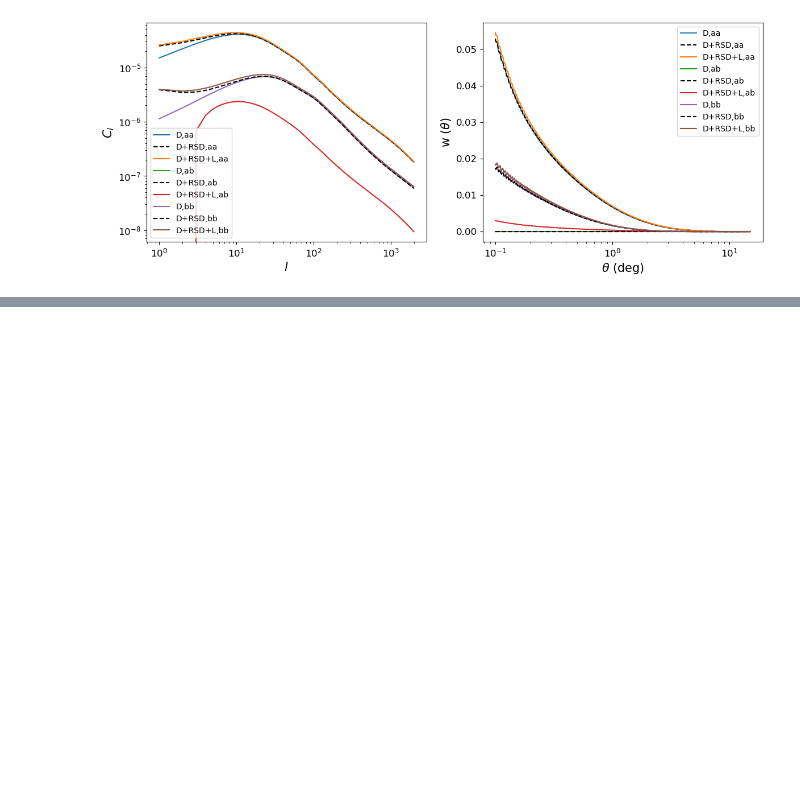
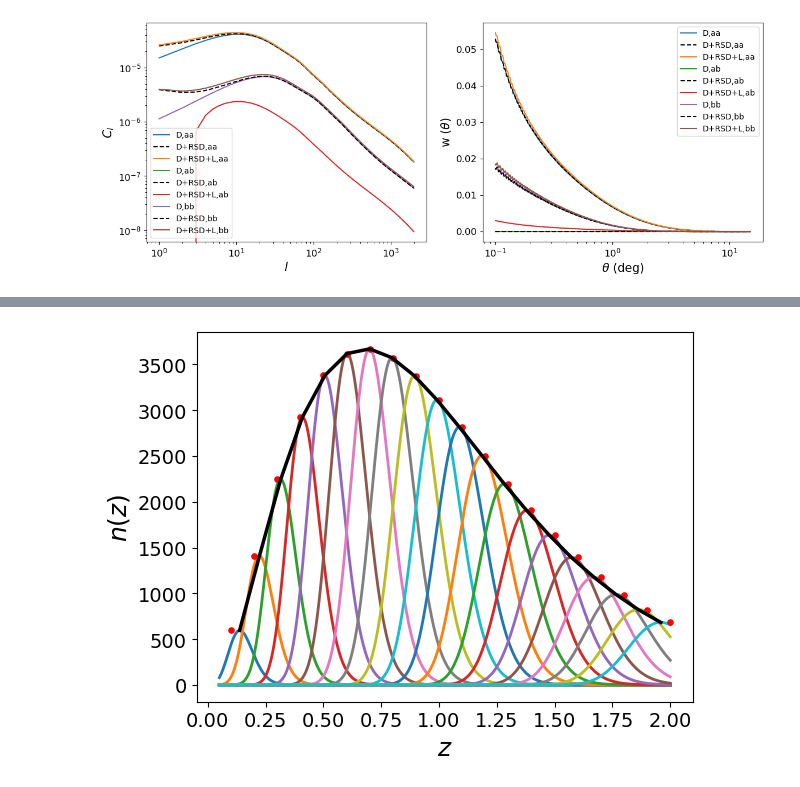
Before and after one commit to GreenTS27/Astrophysics, a Jupyter notebook: PEEC - Lensing estimation.ipynb, the cells around one changed output, grey strips where cells are left out. Cells and saved outputs as stored; diff of their text form; code cells hidden in the pictures; blank space fills up the shorter version.

```diff
--- a/PEEC - Lensing estimation.ipynb
+++ b/PEEC - Lensing estimation.ipynb
@@ -24,3 +16,32 @@ $$\begin{split}
 $$\begin{split}
     \Delta^{NC} \equiv \Delta^D + \Delta^{RSD} + \Delta^{LM}\\
 \end{split}$$
+# %%
+import numpy as np
+import scipy as sc
+import pyccl as ccl
+import matplotlib.pyplot as plt
+import math
+import time
+import camb
+import sys, platform, os
+from camb import model, initialpower
+print(F'Using CAMB {camb.__version__} installed at {os.path.dirname(camb.__file__)}')
+
+#Get angular power spectrum for galaxy number counts and lensing
+from camb.sources import GaussianSourceWindow, SplinedSourceWindow
+
+T0 = time.time()
+# from icecream import ic
+
+SMALL_SIZE  = 12
+MEDIUM_SIZE = 14
+BIGGER_SIZE = 16
+
+plt.rc('font', size=SMALL_SIZE)          # controls default text sizes
+plt.rc('axes', titlesize=SMALL_SIZE)     # fontsize of the axes title
+plt.rc('axes', labelsize=MEDIUM_SIZE)    # fontsize of the x and y labels
+plt.rc('xtick', labelsize=SMALL_SIZE)    # fontsize of the tick labels
+plt.rc('ytick', labelsize=SMALL_SIZE)    # fontsize of the tick labels
+plt.rc('legend', fontsize=SMALL_SIZE)    # legend fontsize
+plt.rc('figure', titlesize=BIGGER_SIZE)  # fontsize of the figure title
@@ -809,0 +447,11 @@ Wall time: 1min 3s
+# %%
+%%time
+cosmo = ccl.Cosmology(Omega_c = 0.27, Omega_b = 0.045, h = 0.67, sigma8 = 0.83, n_s = 0.96)
+i_lim = 26.0
+z0 = 0.0417*i_lim - 0.744
+Ngal = 46. * 100.31  * (i_lim - 25.)
+
+Npts = 10**3
+all_zs_GD2, all_dNdzs_GD2 , sum_dNdzs2 , arr_z_c2 = Distribution_gauss(0.05, 2, 0.1, Npts, p_z_GD, z0)
+# %% [output]
+[figure, added]
```
Also changed, not shown: parts of 37 cells of this notebook.
